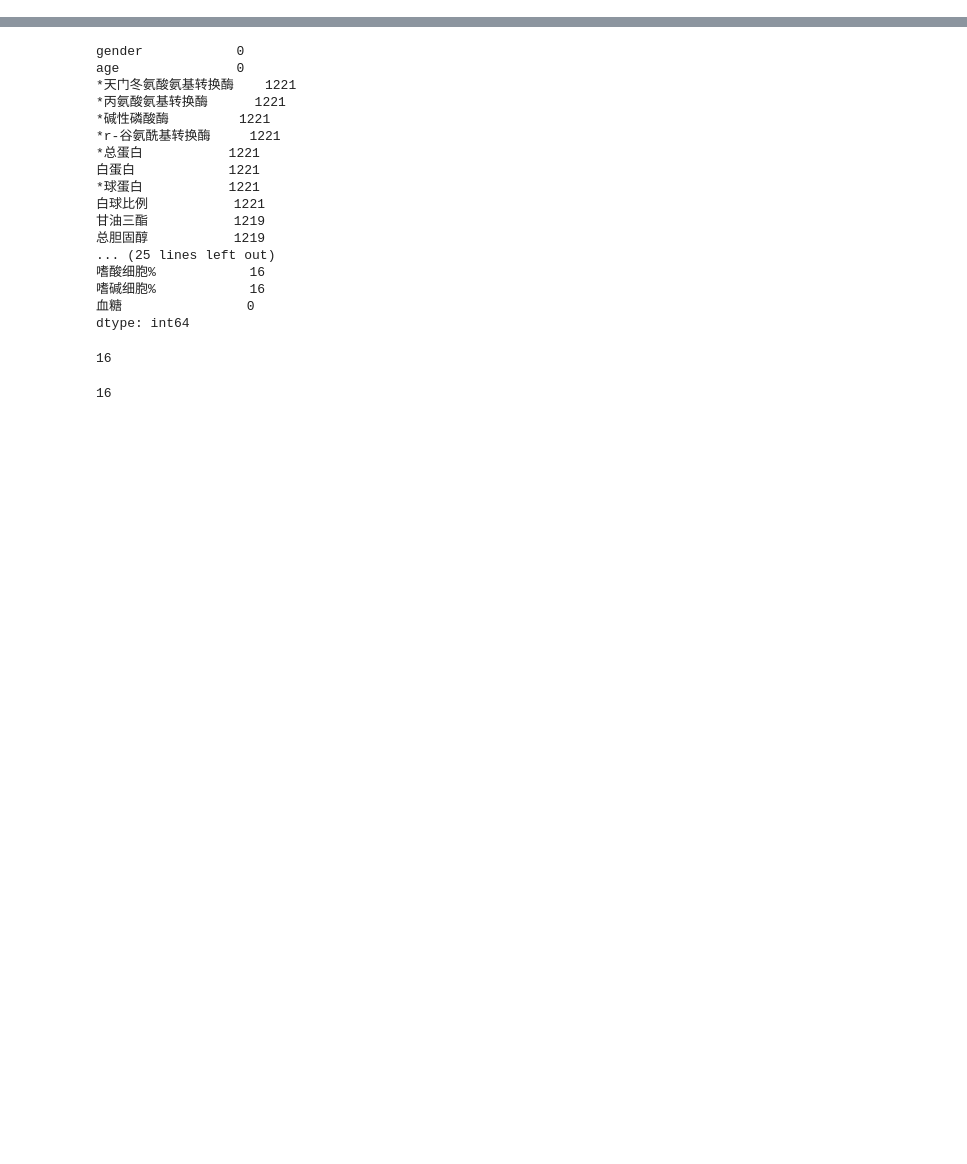
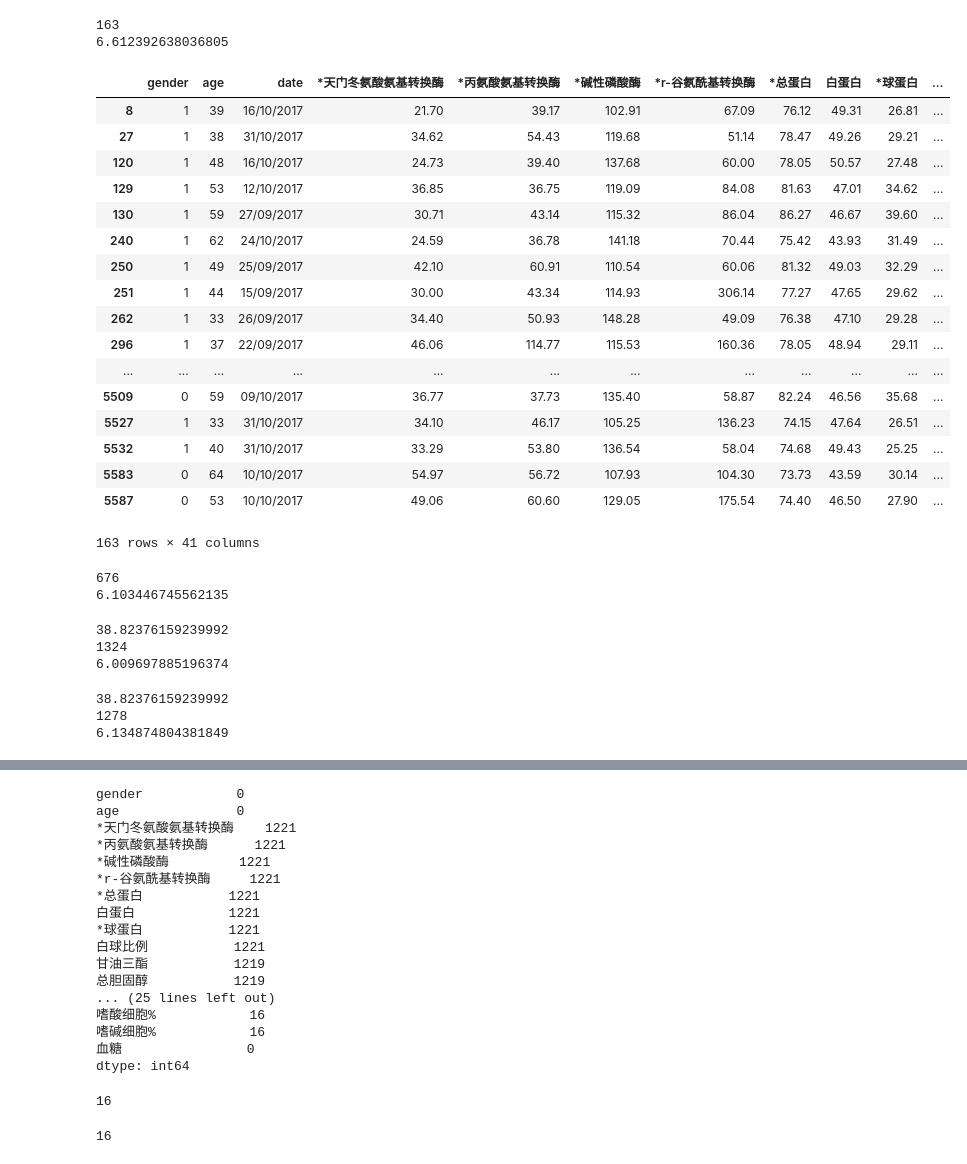
Before and after one commit to zhangtianle/Diabetes, a Jupyter notebook: diabetes/notebooks/EDA.ipynb, the cells around one changed output, grey strips where cells are left out. Drawn from its saved outputs; the diff is of its cells as text; code cells hidden in the pictures; blank space fills up the shorter version.

```diff
--- a/diabetes/notebooks/EDA.ipynb
+++ b/diabetes/notebooks/EDA.ipynb
@@ -6,3 +6,4 @@ import copy as cp
 import matplotlib.pyplot as plt
 # %%
 train = pd.read_csv("../data/raw/d_train.csv")
+pd.set_option("max_columns",200)
@@ -32,4 +9,0 @@ train.describe()
-# %%
-train.pop("id")
-train.pop("date")
-train.describe()
@@ -64,0 +31,44 @@ for column in train.columns:
+# %%
+tmp = train.loc[train["*丙氨酸氨基转换酶"]>35].loc[train["*r-谷氨酰基转换酶"]>38.2376159239992].loc[train["*碱性磷酸酶"]>100].loc[train["甘油三酯"]>2]["血糖"]
+print(len(tmp))
+print(tmp.mean())
+indexs = tmp.index.tolist()
+
+train.loc[indexs]
+# %% [output]
+163
+6.612392638036805
+|  | gender | age | date | *天门冬氨酸氨基转换酶 | *丙氨酸氨基转换酶 | *碱性磷酸酶 | *r-谷氨酰基转换酶 | *总蛋白 | 白蛋白 | *球蛋白 | ... |
+| 8 | 1 | 39 | 16/10/2017 | 21.70 | 39.17 | 102.91 | 67.09 | 76.12 | 49.31 | 26.81 | ... |
+| 27 | 1 | 38 | 31/10/2017 | 34.62 | 54.43 | 119.68 | 51.14 | 78.47 | 49.26 | 29.21 | ... |
+| 120 | 1 | 48 | 16/10/2017 | 24.73 | 39.40 | 137.68 | 60.00 | 78.05 | 50.57 | 27.48 | ... |
+| 129 | 1 | 53 | 12/10/2017 | 36.85 | 36.75 | 119.09 | 84.08 | 81.63 | 47.01 | 34.62 | ... |
+| 130 | 1 | 59 | 27/09/2017 | 30.71 | 43.14 | 115.32 | 86.04 | 86.27 | 46.67 | 39.60 | ... |
+| 240 | 1 | 62 | 24/10/2017 | 24.59 | 36.78 | 141.18 | 70.44 | 75.42 | 43.93 | 31.49 | ... |
+| 250 | 1 | 49 | 25/09/2017 | 42.10 | 60.91 | 110.54 | 60.06 | 81.32 | 49.03 | 32.29 | ... |
+| 251 | 1 | 44 | 15/09/2017 | 30.00 | 43.34 | 114.93 | 306.14 | 77.27 | 47.65 | 29.62 | ... |
+| 262 | 1 | 33 | 26/09/2017 | 34.40 | 50.93 | 148.28 | 49.09 | 76.38 | 47.10 | 29.28 | ... |
+| 296 | 1 | 37 | 22/09/2017 | 46.06 | 114.77 | 115.53 | 160.36 | 78.05 | 48.94 | 29.11 | ... |
+| ... | ... | ... | ... | ... | ... | ... | ... | ... | ... | ... | ... |
+| 5509 | 0 | 59 | 09/10/2017 | 36.77 | 37.73 | 135.40 | 58.87 | 82.24 | 46.56 | 35.68 | ... |
+| 5527 | 1 | 33 | 31/10/2017 | 34.10 | 46.17 | 105.25 | 136.23 | 74.15 | 47.64 | 26.51 | ... |
+| 5532 | 1 | 40 | 31/10/2017 | 33.29 | 53.80 | 136.54 | 58.04 | 74.68 | 49.43 | 25.25 | ... |
+| 5583 | 0 | 64 | 10/10/2017 | 54.97 | 56.72 | 107.93 | 104.30 | 73.73 | 43.59 | 30.14 | ... |
+| 5587 | 0 | 53 | 10/10/2017 | 49.06 | 60.60 | 129.05 | 175.54 | 74.40 | 46.50 | 27.90 | ... |
+163 rows × 41 columns
+# %%
+tmp = train.loc[train["*碱性磷酸酶"]>110]["血糖"]
+print(len(tmp))
+print(tmp.mean())
+# %% [output]
+676
+6.103446745562135
+# %%
+tmp = train.loc[train["*r-谷氨酰基转换酶"]>38.82376159239992]["血糖"]
+print(train["*r-谷氨酰基转换酶"].mean())
+print(len(tmp))
+print(tmp.mean())
+# %% [output]
+38.82376159239992
+1324
+6.009697885196374
@@ -64,0 +77,9 @@ for column in train.columns:
+# %%
+tmp = train.loc[train["甘油三酯"]>2]["血糖"]
+print(train["*r-谷氨酰基转换酶"].mean())
+print(len(tmp))
+print(tmp.mean())
+# %% [output]
+38.82376159239992
+1278
+6.134874804381849
```
Also changed, not shown: parts of 12 cells of this notebook, 5 other files.
